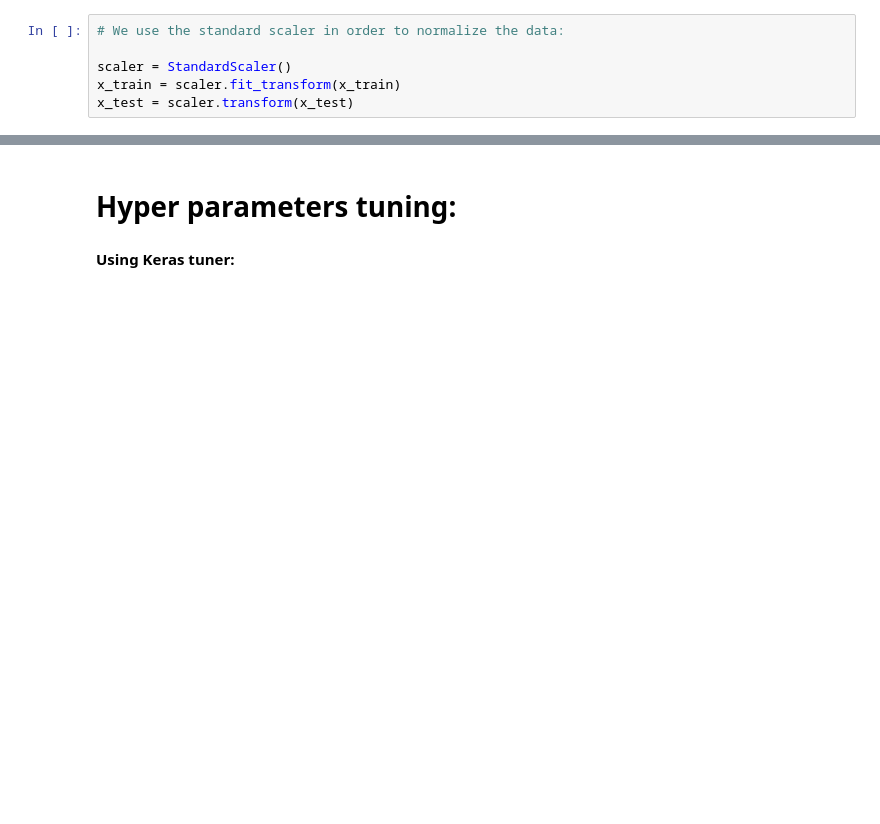
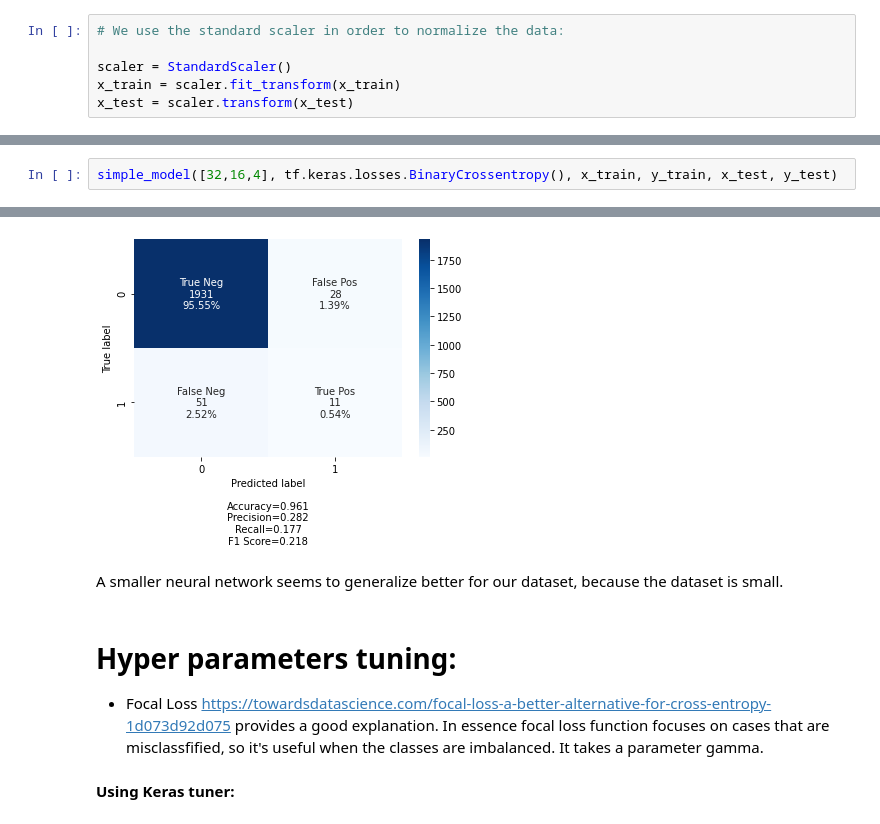
Before and after one commit to chungthuang/DeepLearning, a Jupyter notebook: Tuning.ipynb, the cells around one changed output, grey strips where cells are left out. Cells and saved outputs as stored; diff of their text form; blank space fills up the shorter version.

```diff
--- a/Tuning.ipynb
+++ b/Tuning.ipynb
@@ -510,0 +579,3 @@ x_test = scaler.transform(x_test)
+# %%
+simple_model([32,16,4], tf.keras.losses.BinaryCrossentropy(), x_train, y_train, x_test, y_test)
+# %% [output]
@@ -511,5 +598,10 @@ x_test = scaler.transform(x_test)
+[figure, added]
+# %% [markdown]
+A smaller neural network seems to generalize better for our dataset, because the dataset is small.
 # %% [markdown]
 # Hyper parameters tuning:
+- Focal Loss
+https://towardsdatascience.com/focal-loss-a-better-alternative-for-cross-entropy-1d073d92d075 provides a good explanation. In essence focal loss function focuses on cases that are misclassfified, so it's useful when the classes are imbalanced. It takes a parameter gamma.
 # %% [markdown]
 __Using Keras tuner:__
 # %%
```
Also changed, not shown: parts of 8 cells of this notebook.
